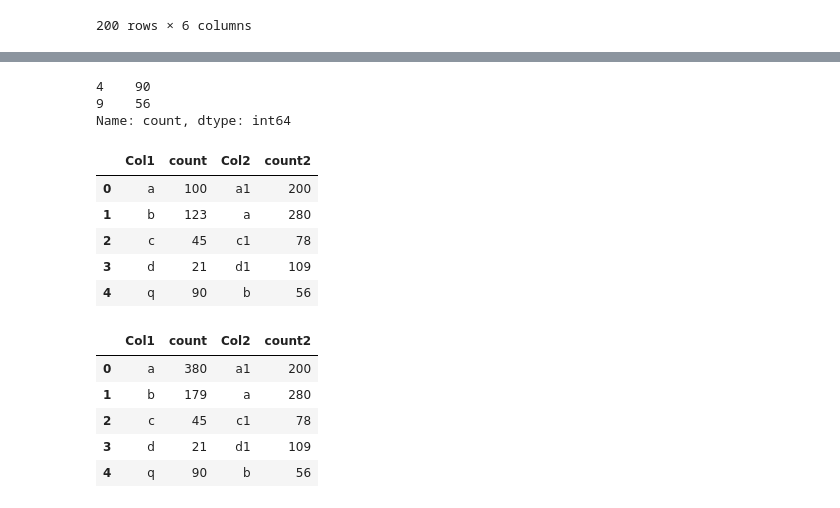
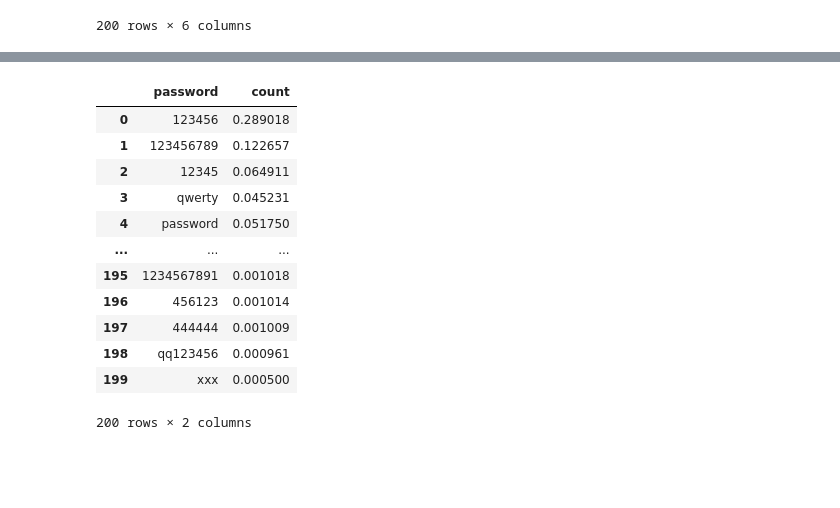
Before and after one commit to Yamada8412/Prog2kakushin, a Jupyter notebook: work1.ipynb, the cells around one changed output, grey strips where cells are left out. Cells and saved outputs as stored; diff of their text form; code cells hidden in the pictures; blank space fills up the shorter version.

```diff
--- a/work1.ipynb
+++ b/work1.ipynb
@@ -103,4 +90,0 @@ ValueError: ignored
-# %%
-a = {1,2,3,4,5,6}
-b = {1,2,3,7,8,9}
-print(a&b)
@@ -108,0 +94,13 @@ print(a&b)
+# %%
+df0 = df[['2021 password','2021 count']]
+df0 = df0.rename(columns = {'2021 password': 'password','2021 count':'count'})
+#df0 = df0.append({'password': 'asd','count':100},ignore_index = True)
+for i in range(len(df0)):
+  try :
+    a = df[df0.loc[i,'password'] == df['2020 password']]['2020 count'].sum()
+    df0.loc[i,'count'] += float(a)/2
+    continue
+  except:
+    df0 = df0.append({'password':})
+    pass
+df0
@@ -109,7 +121,7 @@ print(a&b)
 # %%
-list1=[['a',100,'a1',200], ['b',123,'a',280], ['c',45,'c1',78],['d',21,'d1',109],['q',90,'b',56]]
+list1=[['a',100,'a1',200], ['b',123,'a',280], ['c',45,'c1',78],['d',21,'b',109],['q',90,'b',56]]
 index1 = ["Row1", "Row2", "Row3","Row4","Row5"]
-columns1 =["Col1", "count","Col2",'count2']
+columns1 =["Col1", "coun","Col2",'count2']
 qwe = pd.DataFrame(data=list1, columns=columns1)
 qwe
 # %% [output]
@@ -121,6 +133 @@ qwe
 | 4 | q | 90 | b | 56 |
-# %%
-qwe[qwe['Col1'] == qwe['Col2']]
-for i in range(len(qwe)):
-  df3 = df3.append(qwe[qwe['Col2'].str.contains(qwe['Col1'][i])][['Col2']])
-df3
@@ -169,48 +134,37 @@ Name: count, dtype: int64
-# %%
-df8 = df7.reset_index()
-#df8[df8.duplicated('Col1',keep = 'last')]['count'] = df8[df8[df8.duplicated('Col1',keep = 'last')]['count'],df8[df8.duplicated('Col1',keep = 'first')]['count']].sum()
-#df8[df8.duplicated('Col1',keep = 'last')]['count']
-df8[df8.duplicated('Col1',keep = 'first')]['count']
-# %% [output]
-4    90
-9    56
-Name: count, dtype: int64
-# %%
-qwe
-# %% [output]
-|  | Col1 | count | Col2 | count2 |
-| 0 | a | 100 | a1 | 200 |
-| 1 | b | 123 | a | 280 |
-| 2 | c | 45 | c1 | 78 |
-| 3 | d | 21 | d1 | 109 |
-| 4 | q | 90 | b | 56 |
 # %%
-from urllib.parse import parse_qs
-a = pd.DataFrame()
 # for i in range(len(qwe)):
 #   qwe['count'] = np.where(qwe['Col2'] == qwe.loc[i,'Col1'],qwe['count'] += qwe['count2'],qwe['count'] = qwe['count'])
 
 #for i in range(len(qwe)):
   #print(qwe.loc[i,'Col1'] == qwe['Col2'])
   #if qwe.loc[i,'Col1'] == qwe['Col2']:
     #print('a')
   #qwe[qwe.loc[i,'Col1'] == qwe['Col2']]['count2']
   #qwe.loc[i,'count'] +=
 
 # qwe.loc[1,'count'] = qwe.loc[1,'count'] + qwe.loc[2,'count']
 # qwe
-for i in range(5):
-  try:
-    a = qwe[qwe.loc[i,'Col1'] == qwe['Col2']]
-    qwe.loc[i,'count'] += int(a['count2'])
+qwe0 = qwe[['Col1','coun']]
+qwe0 = df0.rename(columns = {'Col1': 'Col','coun':'cou'})
+for i in range(len(qwe0)):
+  try :
+    a = qwe0[qwe0.loc[i,'Col'] == qwe['Col2']]['count2'].sum()
+    qwe0.loc[i,'cou'] += int(a)
   except:
+    #qwe0 = qwe0.append(qwe[qwe.loc[i,'Col1'] == qwe['Col2'] == False]['coun'])
     pass
-  #print(qwe.loc[i,'Col1'])
-qwe
+qwe0
 # %% [output]
-|  | Col1 | count | Col2 | count2 |
-| 0 | a | 380 | a1 | 200 |
-| 1 | b | 179 | a | 280 |
-| 2 | c | 45 | c1 | 78 |
-| 3 | d | 21 | d1 | 109 |
-| 4 | q | 90 | b | 56 |
+|  | password | count |
+| 0 | 123456 | 0.289018 |
+| 1 | 123456789 | 0.122657 |
+| 2 | 12345 | 0.064911 |
+| 3 | qwerty | 0.045231 |
+| 4 | password | 0.051750 |
+| ... | ... | ... |
+| 195 | 1234567891 | 0.001018 |
+| 196 | 456123 | 0.001014 |
+| 197 | 444444 | 0.001009 |
+| 198 | qq123456 | 0.000961 |
+| 199 | xxx | 0.000500 |
+200 rows × 2 columns
```
Also changed, not shown: parts of 12 cells of this notebook.
